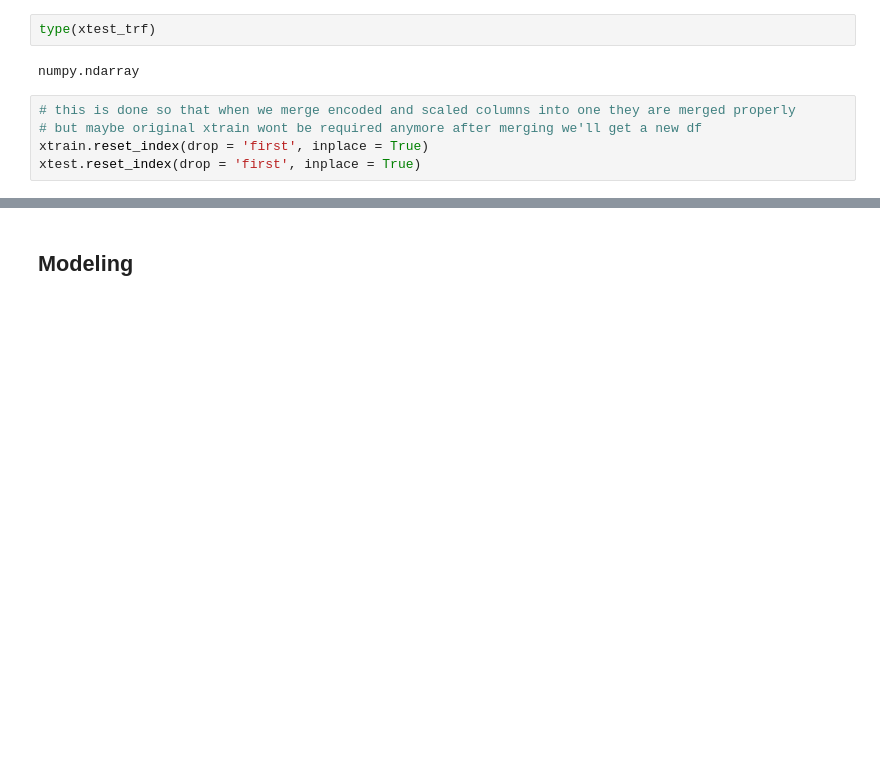
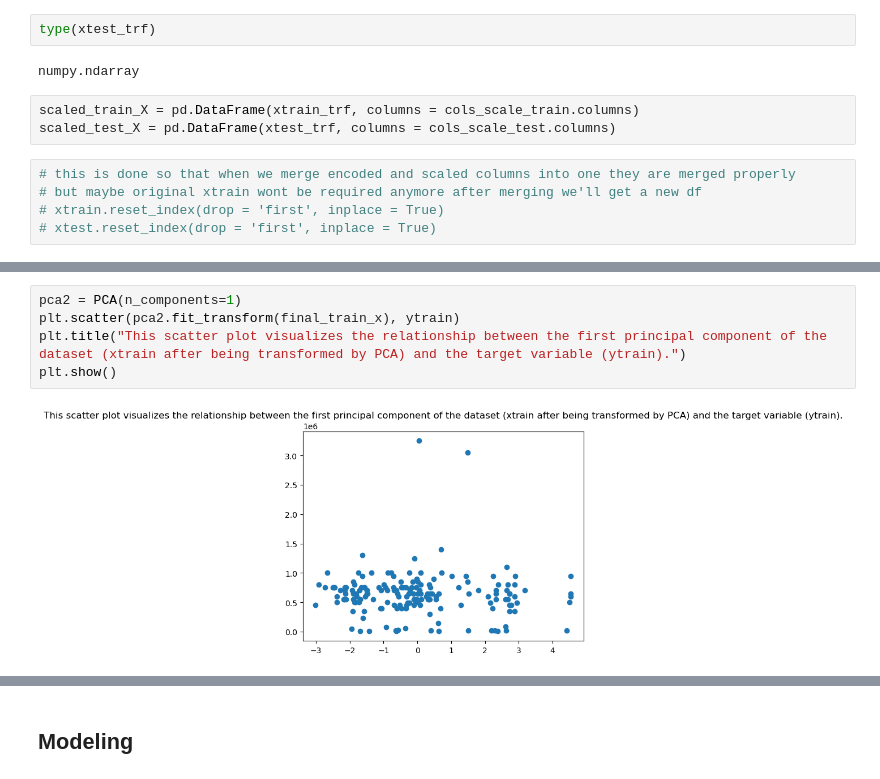
Before and after one commit to Aishwarya-Karwal/ds-project-from-scratch, a Jupyter notebook: Modeling.ipynb, the cells around one changed output, grey strips where cells are left out. Drawn from its saved outputs; the diff is of its cells as text; blank space fills up the shorter version.

```diff
--- a/Modeling.ipynb
+++ b/Modeling.ipynb
@@ -137,9 +139,12 @@ xtest_trf = scaler1.transform(cols_scale_test)
 type(xtest_trf)
 # %% [output]
 numpy.ndarray
+# %%
+scaled_train_X = pd.DataFrame(xtrain_trf, columns = cols_scale_train.columns)
+scaled_test_X = pd.DataFrame(xtest_trf, columns = cols_scale_test.columns)
 # %%
 # this is done so that when we merge encoded and scaled columns into one they are merged properly
 # but maybe original xtrain wont be required anymore after merging we'll get a new df
-xtrain.reset_index(drop = 'first', inplace = True)
-xtest.reset_index(drop = 'first', inplace = True)
+# xtrain.reset_index(drop = 'first', inplace = True)
+# xtest.reset_index(drop = 'first', inplace = True)
 # %% [markdown]
@@ -194,0 +428,7 @@ Index(['job_description_Bachelor’s degree in computer science, Statistics, Mat
+# %%
+pca2 = PCA(n_components=1)
+plt.scatter(pca2.fit_transform(final_train_x), ytrain)
+plt.title("This scatter plot visualizes the relationship between the first principal component of the dataset (xtrain after being transformed by PCA) and the target variable (ytrain).")
+plt.show()
+# %% [output]
+[figure, added]
```
Also changed, not shown: parts of 126 cells of this notebook, 11 other files.
